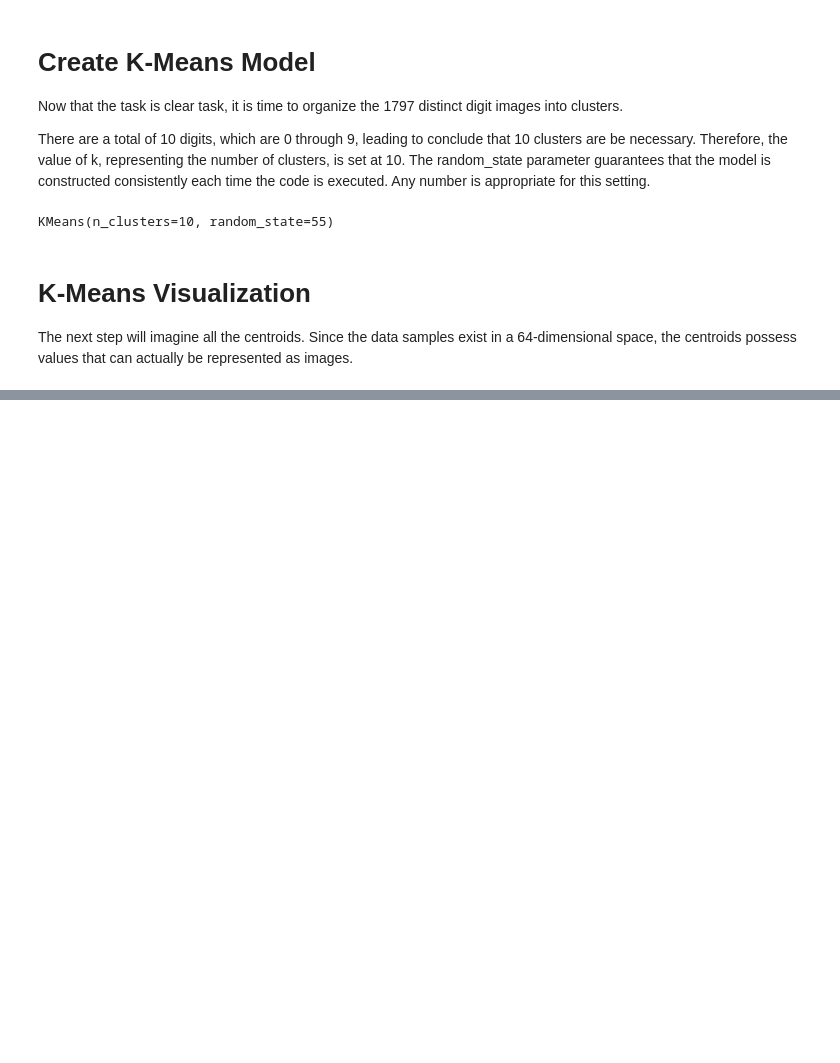
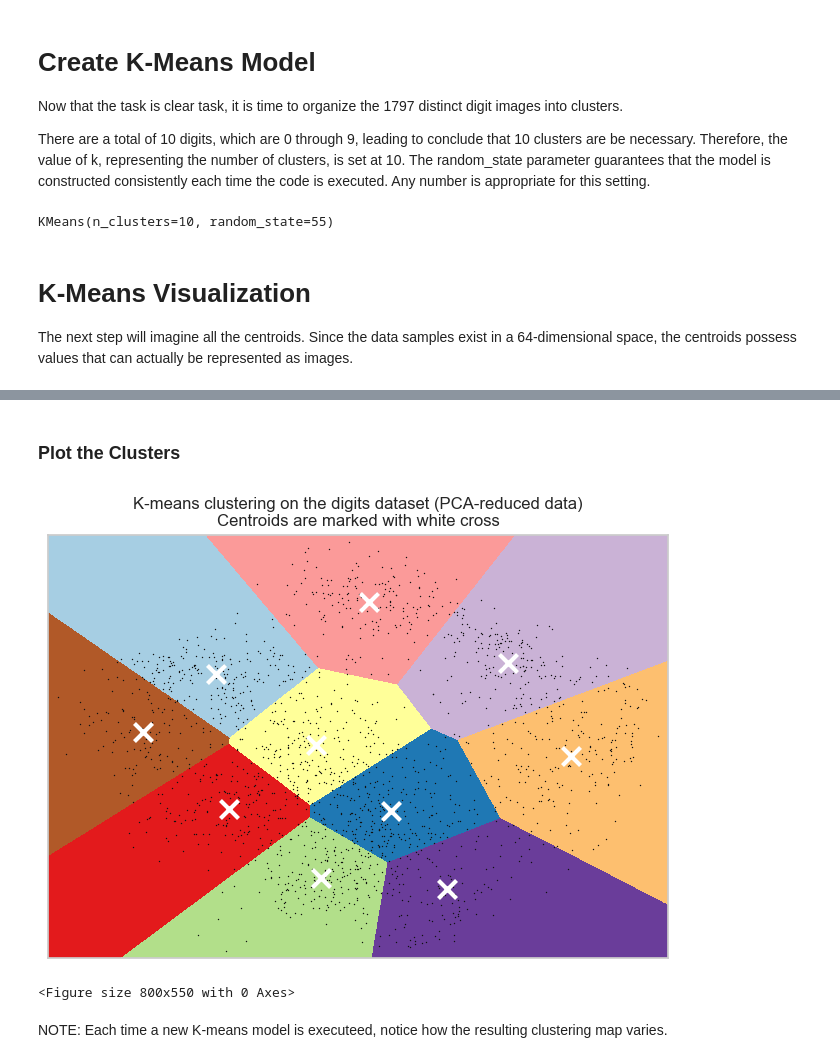
Before and after one commit to tyrantdavis/hand-writing-recognition-kmeans, a Jupyter notebook: recognition.ipynb, the cells around one changed output, grey strips where cells are left out. Drawn from its saved outputs; the diff is of its cells as text; code cells hidden in the pictures; blank space fills up the shorter version.

Commit message:
Plot clusters.
Test model.

```diff
--- a/recognition.ipynb
+++ b/recognition.ipynb
@@ -282,0 +293,62 @@ visualize_model_centroids(model)
+# %% [markdown]
+### Plot the Clusters
+# %%
+reduced_data = PCA(n_components=2).fit_transform(data)
+kmeans = KMeans(init="k-means++", n_clusters=lcount, n_init=4)
+kmeans.fit(reduced_data)
+
+"""Adjust the mesh's step size; reducing it will enhance the quality of the VQ."""
+h = 0.02  #  a mesh point [x_min, x_max]x[y_min, y_max].
+
+"""Visualize the decision boundary by assigning a unique color to each region."""
+x_min, x_max = reduced_data[:, 0].min() - 1, reduced_data[:, 0].max() + 1
+y_min, y_max = reduced_data[:, 1].min() - 1, reduced_data[:, 1].max() + 1
+xx, yy = np.meshgrid(np.arange(x_min, x_max, h), np.arange(y_min, y_max, h))
+
+"""Generate labels for every point in the mesh using the most recently trained model."""
+Z = kmeans.predict(np.c_[xx.ravel(), yy.ravel()])
+
+"""Create a color plot to display the results effectively."""
+Z = Z.reshape(xx.shape)
+plt.figure(1)
+plt.clf()
+
+plt.imshow(
+    Z,
+    interpolation="nearest",
+    extent=(xx.min(), xx.max(), yy.min(), yy.max()),
+    cmap=plt.cm.Paired,
+    aspect="auto",
+    origin="lower",
+)
+
+plt.plot(reduced_data[:, 0], reduced_data[:, 1], "k.", markersize=2)
+
+"""Mark the centroids with a white X for clear identification."""
+centroids = kmeans.cluster_centers_
+plt.scatter(
+    centroids[:, 0],
+    centroids[:, 1],
+    marker="x",
+    s=169,
+    linewidths=3,
+    color="w",
+    zorder=10,
+)
+plt.title(
+    "K-means clustering on the digits dataset (PCA-reduced data)\n"
+    "Centroids are marked with white cross"
+)
+plt.xlim(x_min, x_max)
+plt.ylim(y_min, y_max)
+plt.xticks(())
+plt.yticks(())
+plt.show()
+plt.clf()
+# %% [output]
+[figure, added]
+<Figure size 800x550 with 0 Axes>
+# %% [markdown]
+
+
+NOTE: Each time a new K-means model is executeed, notice how the resulting clustering map varies.
```
Also changed, not shown: parts of 8 cells of this notebook.
